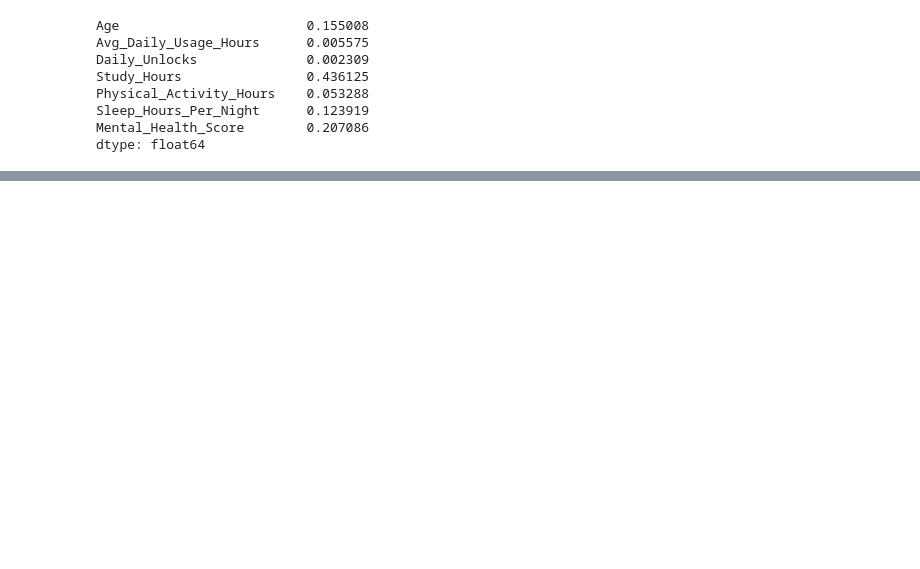
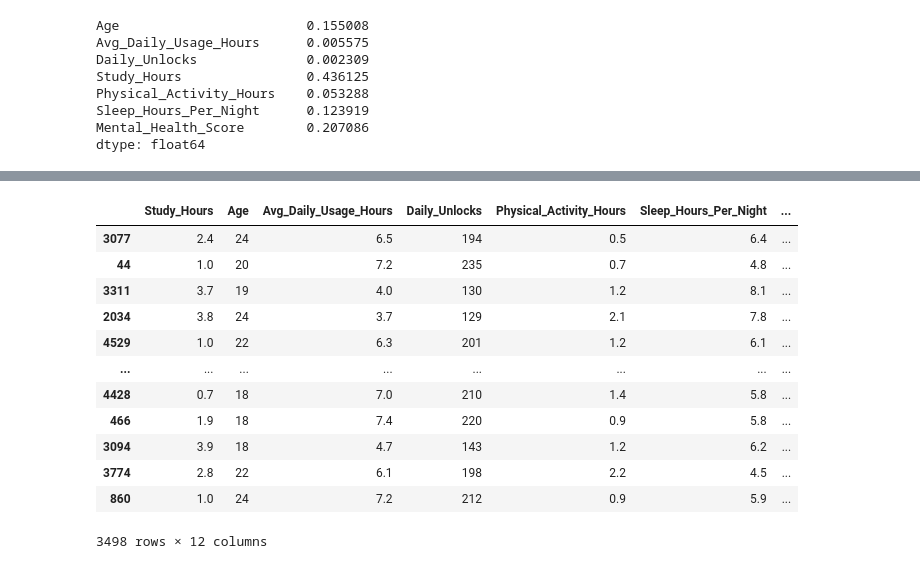
Before and after one commit to Zuhebkhan10/Mental_Wellness_Prediction, a Jupyter notebook: Analysis.ipynb, the cells around one changed output, grey strips where cells are left out. Cells and saved outputs as stored; diff of their text form; code cells hidden in the pictures; blank space fills up the shorter version.

Commit message:
Apply the Feature engineering

```diff
--- a/Analysis.ipynb
+++ b/Analysis.ipynb
@@ -238,0 +241,4 @@ dtype: float64
+# %%
+# check the country
+top_countries=df['Country'].value_counts().index[:10].tolist()
+top_countries
@@ -238,0 +256,8 @@ dtype: float64
+# %%
+def group_countries(country):
+    if country in top_countries:
+        return country
+    else:
+        return'Other'
+# %%
+df['Grouped_country']=df['Country'].apply(group_countries)
@@ -238,0 +292,31 @@ dtype: float64
+# %%
+from sklearn.model_selection import train_test_split
+
+skwewd_col=['Study_Hours']
+other_numeric_cols=["Age", "Avg_Daily_Usage_Hours", "Daily_Unlocks","Physical_Activity_Hours",
+                      "Sleep_Hours_Per_Night"]
+ordinal_col=['Stress_Level']
+normal_col=["Gender", "Academic_Level", "Most_Used_Platform", "Purpose_Of_Use", "Grouped_country"]
+
+
+feature_col=skwewd_col+other_numeric_cols+ordinal_col+normal_col
+X=df[feature_col]
+y=df['Mental_Health_Score']
+
+X_train,X_test,y_train,y_test=train_test_split(X,y,test_size=0.30,random_state=42)
+# %%
+X_train
+# %% [output]
+|  | Study_Hours | Age | Avg_Daily_Usage_Hours | Daily_Unlocks | Physical_Activity_Hours | Sleep_Hours_Per_Night | ... |
+| 3077 | 2.4 | 24 | 6.5 | 194 | 0.5 | 6.4 | ... |
+| 44 | 1.0 | 20 | 7.2 | 235 | 0.7 | 4.8 | ... |
+| 3311 | 3.7 | 19 | 4.0 | 130 | 1.2 | 8.1 | ... |
+| 2034 | 3.8 | 24 | 3.7 | 129 | 2.1 | 7.8 | ... |
+| 4529 | 1.0 | 22 | 6.3 | 201 | 1.2 | 6.1 | ... |
+| ... | ... | ... | ... | ... | ... | ... | ... |
+| 4428 | 0.7 | 18 | 7.0 | 210 | 1.4 | 5.8 | ... |
+| 466 | 1.9 | 18 | 7.4 | 220 | 0.9 | 5.8 | ... |
+| 3094 | 3.9 | 18 | 4.7 | 143 | 1.2 | 6.2 | ... |
+| 3774 | 2.8 | 22 | 6.1 | 198 | 2.2 | 4.5 | ... |
+| 860 | 1.0 | 24 | 7.2 | 212 | 0.9 | 5.9 | ... |
+3498 rows × 12 columns
```
Also changed, not shown: parts of 8 cells of this notebook.
